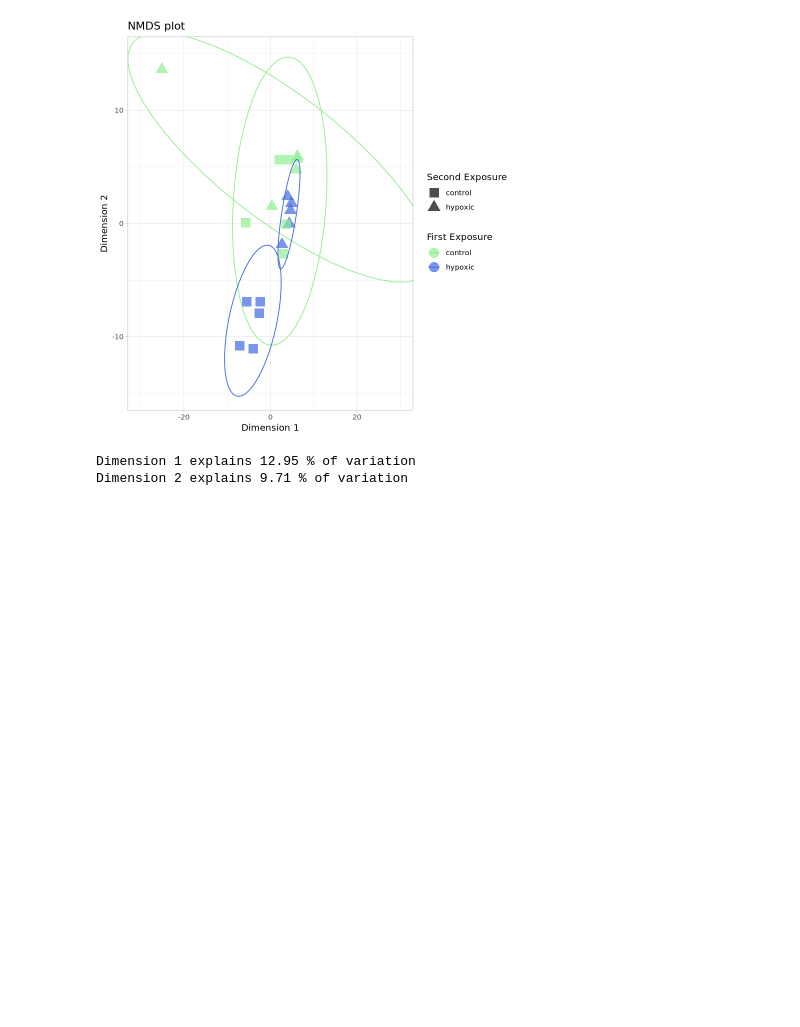
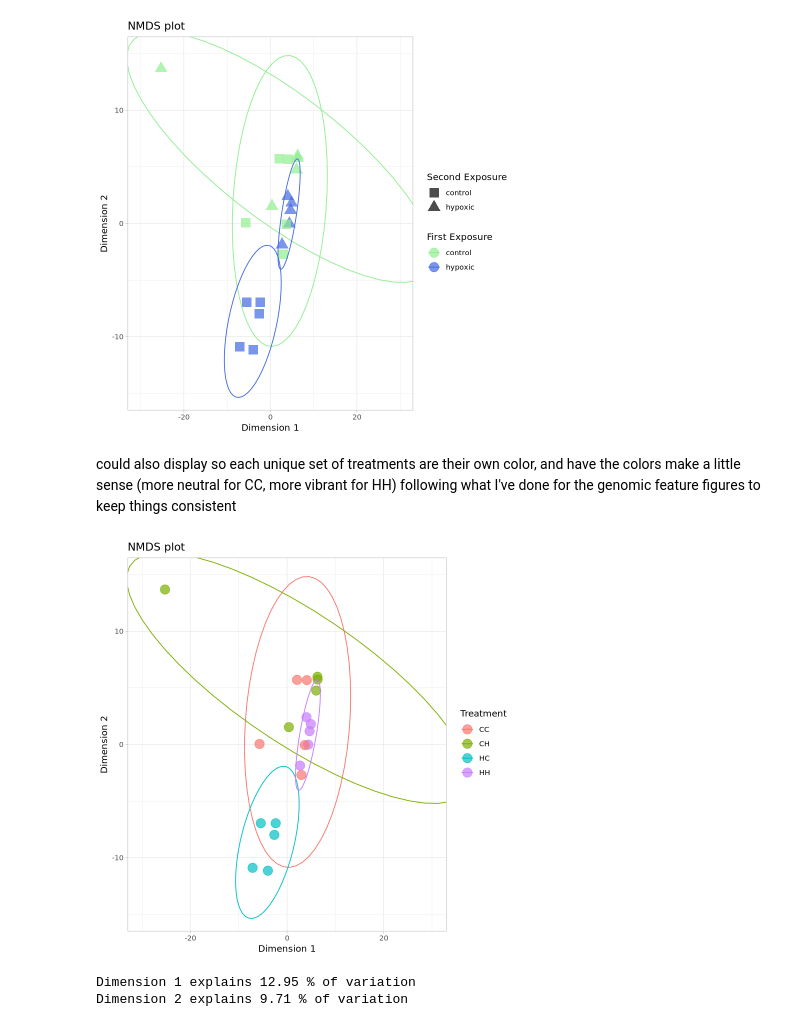
Before and after one commit to jgmcdonough/CE18_methylRAD_analysis, a Jupyter notebook: analysis/DMGs_analysis/DESeq_geneFeatures.ipynb, the cells around one changed output. Cells and saved outputs as stored; diff of their text form; code cells hidden in the pictures; blank space fills up the shorter version.

Commit message:
added alt. nmds plot

```diff
--- a/analysis/DMGs_analysis/DESeq_geneFeatures.ipynb
+++ b/analysis/DMGs_analysis/DESeq_geneFeatures.ipynb
@@ -591,3 +591,9 @@ A data.frame: 6 × 6
 | BBO-BBY-B27 | 4.017543 | 2.409490 | hypoxic | hypoxic | hypoxic_hypoxic | 1.113611 |
 | BBO-WBO-B16 | -2.351917 | -6.954129 | hypoxic | control | hypoxic_control | 2.422014 |
 | BBO-WBV-B64 | -5.438117 | -6.949679 | hypoxic | control | hypoxic_control | 2.146717 |
+# %%
+mds$trmt <- ifelse(mds$treatment == 'hypoxic_control', 'HC',
+                       ifelse(mds$treatment == 'control_hypoxic', 'CH',
+                               ifelse(mds$treatment == 'hypoxic_hypoxic', 'HH', 'CC')))
+
+mds
@@ -607,6 +633,22 @@ theme_light()
 nmds_plot
 # %% [output]
 [figure]
+# %% [markdown]
+could also display so each unique set of treatments are their own color, and have the colors make a little sense (more neutral for CC, more vibrant for HH) following what I've done for the genomic feature figures to keep things consistent
+# %%
+# plot
+nmds_plot <- ggplot(mds, aes(X1, X2, col = trmt)) +
+  geom_point(size = 5, alpha = 0.7) +
+scale_shape_manual(values = c(15, 17)) +
+coord_cartesian(xlim=c(-30,30), ylim = c(-15,15)) +
+#scale_color_manual(values = c('lightgreen','royalblue')) +
+labs(title = "NMDS plot", x = "Dimension 1", y = "Dimension 2", color = "Treatment") +
+stat_ellipse() +
+theme_light()
+
+nmds_plot
+# %% [output]
+[figure, added]
 # %%
 # Calculate eigenvalues
 eigenvalues <- cmdscale(sample_dists, k = 2, eig = TRUE)$eig
```
Also changed, not shown: parts of 1 cell of this notebook.
